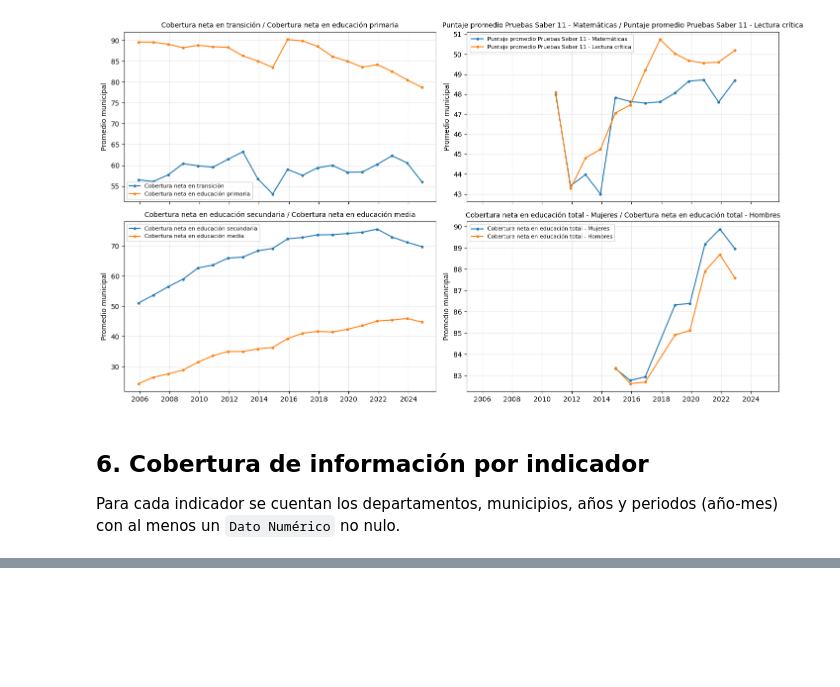
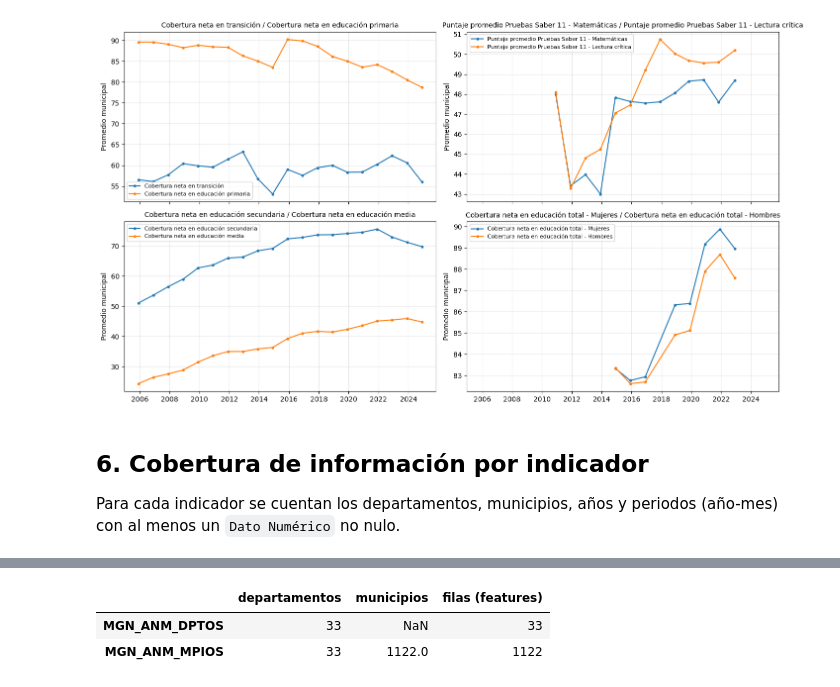
Before and after one commit to Klealp/L3, a Jupyter notebook: Analisis_preliminar.ipynb, the cells around one changed output, grey strips where cells are left out. Cells and saved outputs as stored; diff of their text form; code cells hidden in the pictures; blank space fills up the shorter version.

```diff
--- a/Analisis_preliminar.ipynb
+++ b/Analisis_preliminar.ipynb
@@ -250,0 +277,10 @@ cobertura
+# %%
+pd.DataFrame({
+    'departamentos': [dptos['DPTO_CCDGO'].nunique(), mpios['DPTO_CCDGO'].nunique()],
+    'municipios': [None, mpios['MPIO_CDPMP'].nunique()],
+    'filas (features)': [len(dptos), len(mpios)],
+}, index=['MGN_ANM_DPTOS', 'MGN_ANM_MPIOS'])
+# %% [output]
+|  | departamentos | municipios | filas (features) |
+| MGN_ANM_DPTOS | 33 | NaN | 33 |
+| MGN_ANM_MPIOS | 33 | 1122.0 | 1122 |
```
Also changed, not shown: parts of 6 cells of this notebook.
